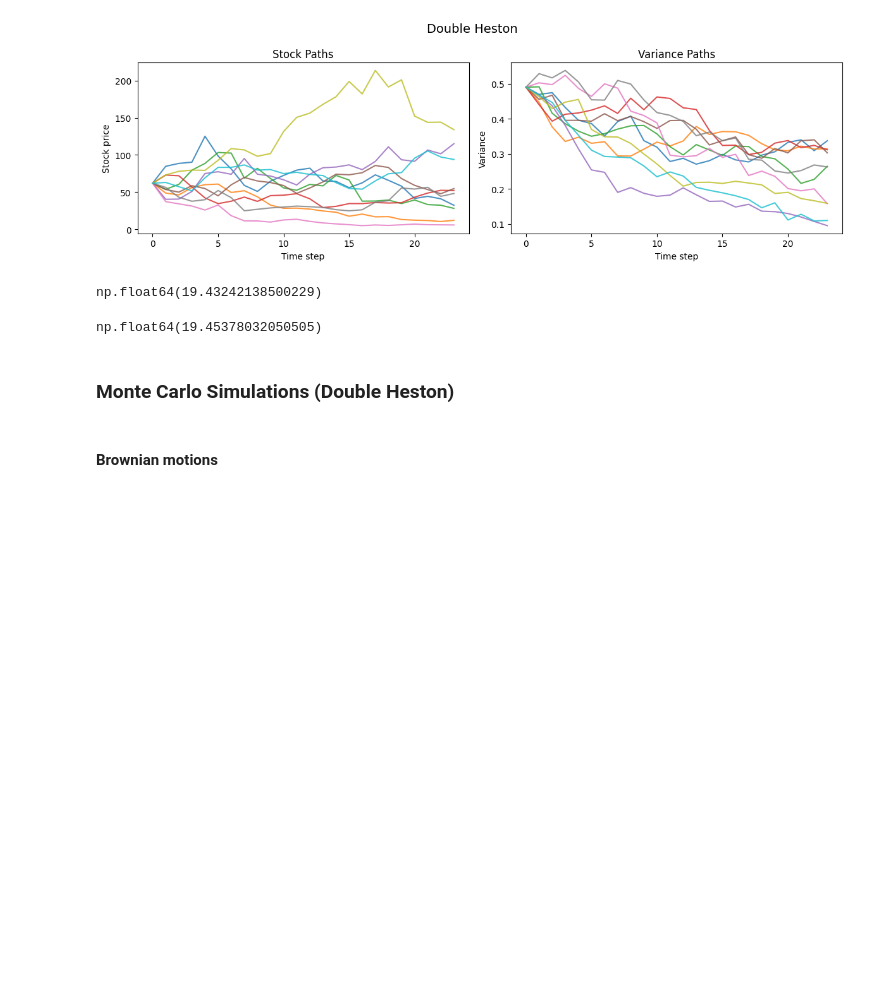
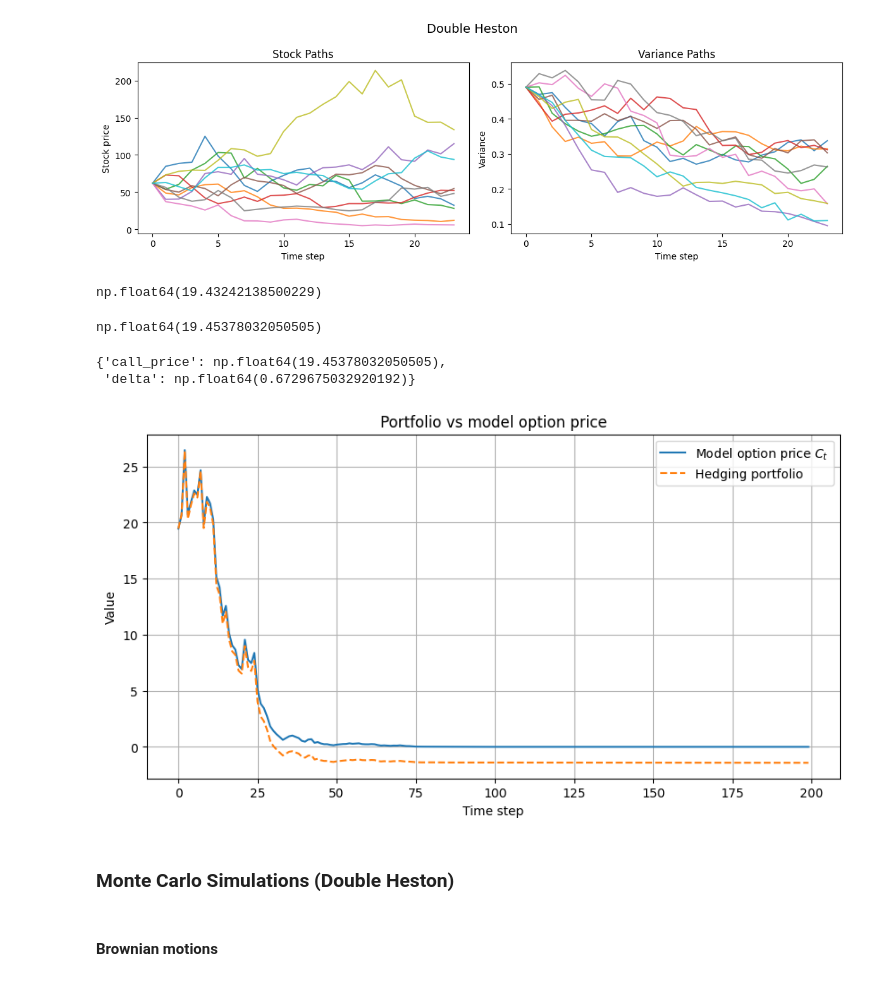
Before and after one commit to martinmf-dev/double-heston, a Jupyter notebook: notebooks/DoubleHeston.ipynb, the cells around one changed output. Drawn from its saved outputs; the diff is of its cells as text; code cells hidden in the pictures; blank space fills up the shorter version.

```diff
--- a/notebooks/DoubleHeston.ipynb
+++ b/notebooks/DoubleHeston.ipynb
@@ -212,6 +289,34 @@ np.float64(19.43242138500229)
 DoubleHeston_test.cf_price(Lphi=0.0000001, Uphi=100, dphi=0.0001, K=61.9, tau=1, S=61.9, v1=0.6**2, v2=0.7**2)
 # %% [output]
 np.float64(19.45378032050505)
+# %%
+# Compares with cf_price and the value in Rouah's book for delta (0.6730), price call = 19.4538
+DoubleHeston_test.price_greeks(Lphi=0.0000001, Uphi=100, dphi=0.0001, K=61.9, tau=1, S=61.9, v1=0.6**2, v2=0.7**2)
+# %% [output]
+{'call_price': np.float64(19.45378032050505),
+ 'delta': np.float64(0.6729675032920192)}
+# %%
+results=utils.hedging.delta_hedge_onepath(model=DoubleHeston_test, model_type='doubleheston', K=61.9, N_steps=200,T=1,
+                                          S0=61.9, v01=0.6**2, v02=0.7**2,seed=20)
+
+import matplotlib.pyplot as plt
+import numpy as np
+
+S = results["S_path"]
+portfolio = results["portfolio"]
+C = results["opt_price"]  # directly from hedge results
+
+plt.figure(figsize=(10,5))
+plt.plot(C, label="Model option price $C_t$")
+plt.plot(portfolio, '--', label="Hedging portfolio")
+plt.xlabel("Time step")
+plt.ylabel("Value")
+plt.title("Portfolio vs model option price")
+plt.legend()
+plt.grid(True)
+plt.show()
+# %% [output]
+[figure, added]
 # %% [markdown]
 ### Monte Carlo Simulations (Double Heston)
 # %% [markdown]
```
Also changed, not shown: parts of 8 cells of this notebook.
